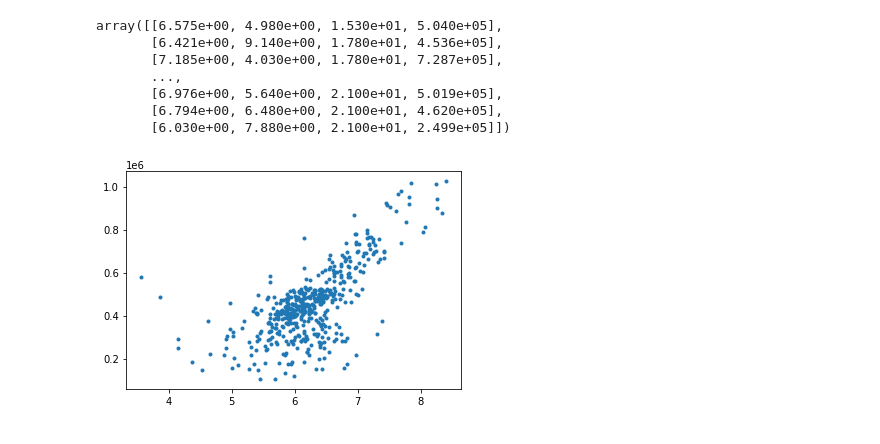
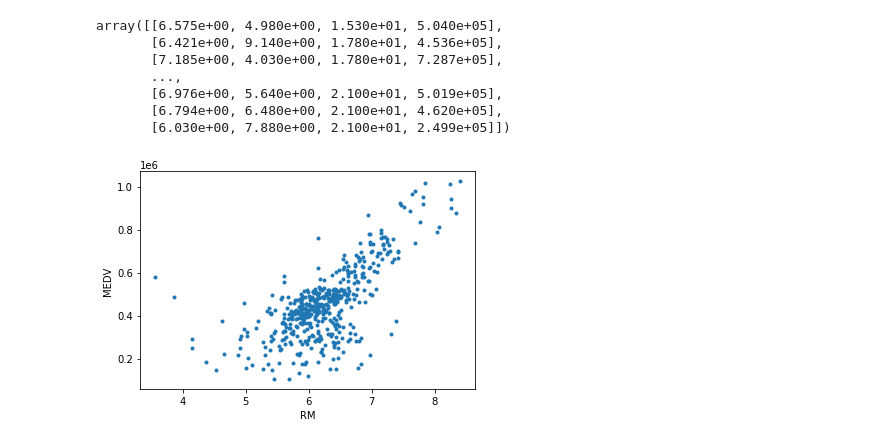
Before and after one commit to rishav4101/10daysofcode-stock_prediction, a Jupyter notebook: tasks/Task1&2.ipynb, the cells around one changed output. Cells and saved outputs as stored; diff of their text form; code cells hidden in the pictures.

Commit message:
add plots to tasks 1&2

```diff
--- a/tasks/Task1&2.ipynb
+++ b/tasks/Task1&2.ipynb
@@ -74,13 +74,14 @@ array([[6.575e+00, 4.980e+00, 1.530e+01, 5.040e+05],
        [6.794e+00, 6.480e+00, 2.100e+01, 4.620e+05],
        [6.030e+00, 7.880e+00, 2.100e+01, 2.499e+05]])
 # %%
-# plotting a line plot
 
 # plot any two columns
 X = dataset[:,0].reshape(-1,1)
 Y = dataset[:,-1]
 
 plt.plot(X,Y, '.')
+plt.xlabel("RM")
+plt.ylabel("MEDV")
 plt.show()
 # %% [output]
-[figure, old version]
+[figure, new version]
```
Also changed, not shown: parts of 3 cells of this notebook.
